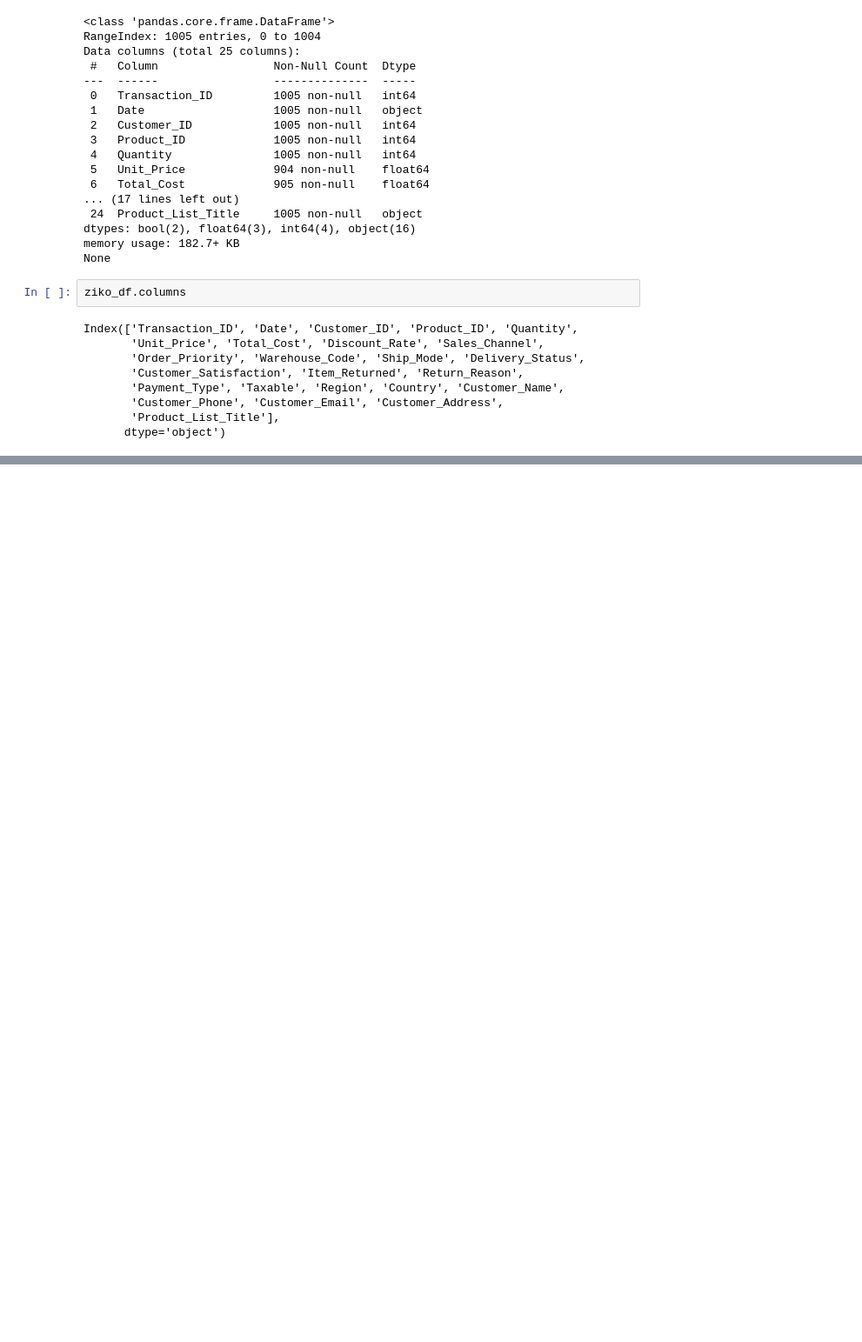
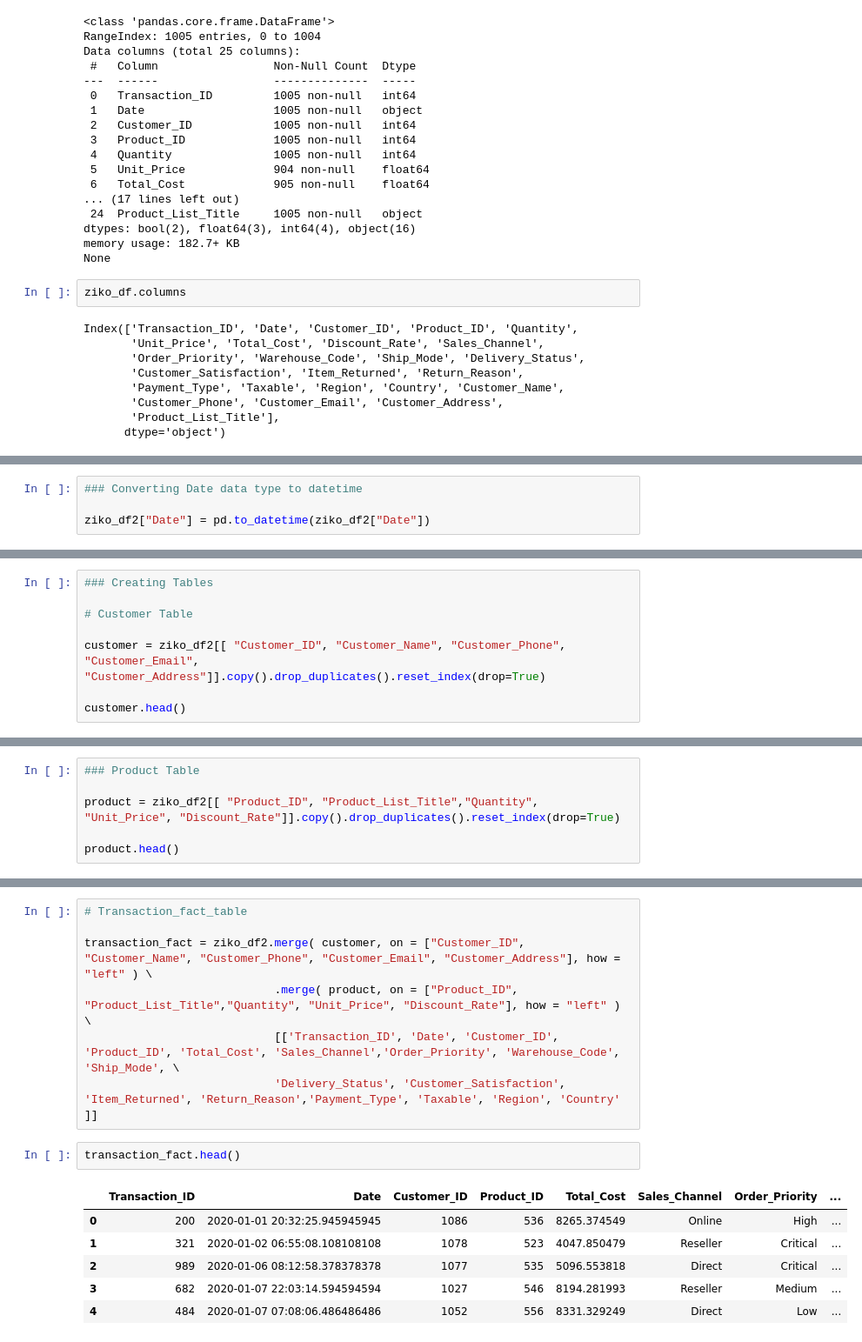
Before and after one commit to Enitanimi/ziko_logistics, a Jupyter notebook: Etl_pipeline.ipynb, the cells around one changed output, grey strips where cells are left out. Shown: that part at 87% size. Saved outputs shown, nothing was run; the diff lists cells and outputs as text; blank space fills up the shorter version.

Commit message:
Data Transformation Completed

```diff
--- a/Etl_pipeline.ipynb
+++ b/Etl_pipeline.ipynb
@@ -69,0 +158,4 @@ Index(['Transaction_ID', 'Date', 'Customer_ID', 'Product_ID', 'Quantity',
+# %%
+### Converting Date data type to datetime
+
+ziko_df2["Date"] = pd.to_datetime(ziko_df2["Date"])
@@ -69,0 +182,8 @@ Index(['Transaction_ID', 'Date', 'Customer_ID', 'Product_ID', 'Quantity',
+# %%
+### Creating Tables
+
+# Customer Table
+
+customer = ziko_df2[[ "Customer_ID", "Customer_Name", "Customer_Phone", "Customer_Email", "Customer_Address"]].copy().drop_duplicates().reset_index(drop=True)
+
+customer.head()
@@ -69,0 +202,6 @@ Index(['Transaction_ID', 'Date', 'Customer_ID', 'Product_ID', 'Quantity',
+# %%
+### Product Table
+
+product = ziko_df2[[ "Product_ID", "Product_List_Title","Quantity", "Unit_Price", "Discount_Rate"]].copy().drop_duplicates().reset_index(drop=True)
+
+product.head()
@@ -69,0 +215,16 @@ Index(['Transaction_ID', 'Date', 'Customer_ID', 'Product_ID', 'Quantity',
+# %%
+# Transaction_fact_table
+
+transaction_fact = ziko_df2.merge( customer, on = ["Customer_ID", "Customer_Name", "Customer_Phone", "Customer_Email", "Customer_Address"], how = "left" ) \
+                            .merge( product, on = ["Product_ID", "Product_List_Title","Quantity", "Unit_Price", "Discount_Rate"], how = "left" ) \
+                            [['Transaction_ID', 'Date', 'Customer_ID', 'Product_ID', 'Total_Cost', 'Sales_Channel','Order_Priority', 'Warehouse_Code', 'Ship_Mode', \
+                            'Delivery_Status', 'Customer_Satisfaction', 'Item_Returned', 'Return_Reason','Payment_Type', 'Taxable', 'Region', 'Country' ]]
+# %%
+transaction_fact.head()
+# %% [output]
+|  | Transaction_ID | Date | Customer_ID | Product_ID | Total_Cost | Sales_Channel | Order_Priority | ... |
+| 0 | 200 | 2020-01-01 20:32:25.945945945 | 1086 | 536 | 8265.374549 | Online | High | ... |
+| 1 | 321 | 2020-01-02 06:55:08.108108108 | 1078 | 523 | 4047.850479 | Reseller | Critical | ... |
+| 2 | 989 | 2020-01-06 08:12:58.378378378 | 1077 | 535 | 5096.553818 | Direct | Critical | ... |
+| 3 | 682 | 2020-01-07 22:03:14.594594594 | 1027 | 546 | 8194.281993 | Reseller | Medium | ... |
+| 4 | 484 | 2020-01-07 07:08:06.486486486 | 1052 | 556 | 8331.329249 | Direct | Low | ... |
```
Also changed, not shown: parts of 15 cells of this notebook, 4 other files.
